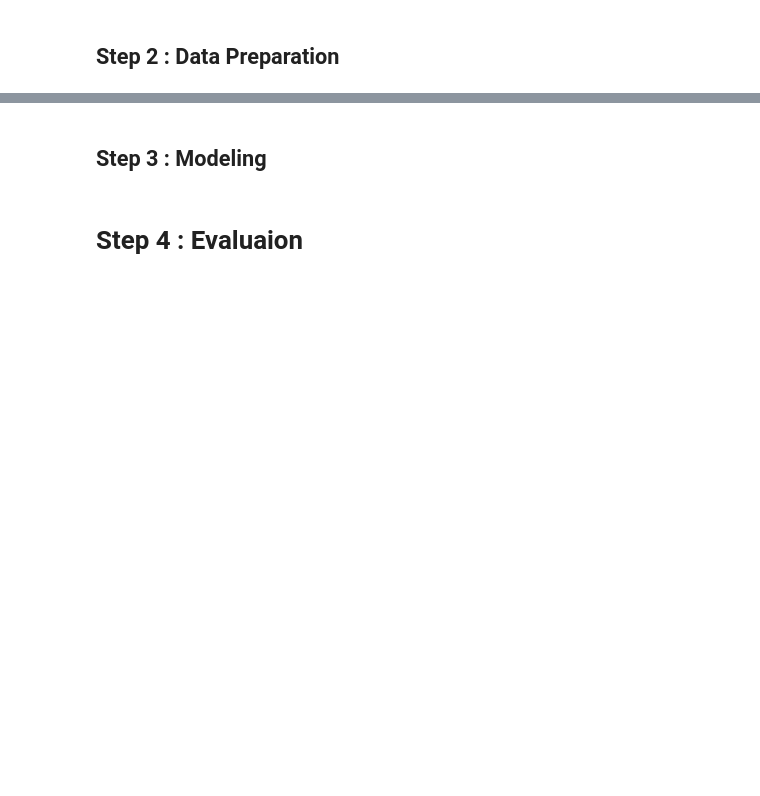
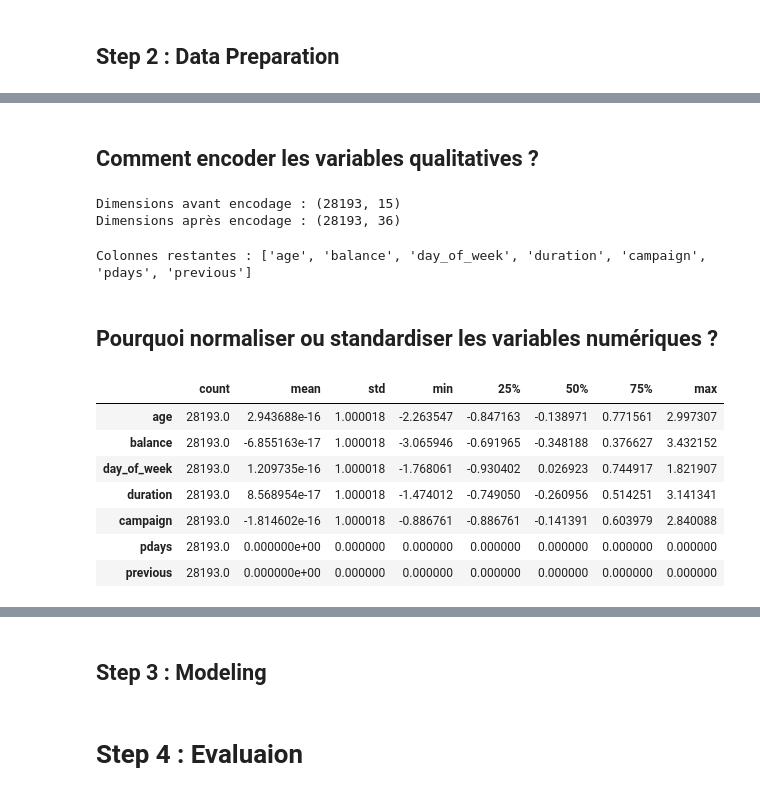
Before and after one commit to Ilyes2000/Bank_Marketing, a Jupyter notebook: Bank_Marketing.ipynb, the cells around one changed output, grey strips where cells are left out. Drawn from its saved outputs; the diff is of its cells as text; code cells hidden in the pictures; blank space fills up the shorter version.

```diff
--- a/Bank_Marketing.ipynb
+++ b/Bank_Marketing.ipynb
@@ -50,0 +271,38 @@ X.head()
+# %% [markdown]
+## Comment encoder les variables qualitatives ?
+# %%
+cat_cols = df.select_dtypes(include=[object]).columns
+
+df_encoded = pd.get_dummies(df, columns=cat_cols, drop_first=True)
+
+print("Dimensions avant encodage :", df.shape)
+print("Dimensions après encodage :", df_encoded.shape)
+# %% [output]
+Dimensions avant encodage : (28193, 15)
+Dimensions après encodage : (28193, 36)
+# %%
+df.dropna(axis=1, how='all', inplace=True)
+print("Colonnes restantes :", numeric_df.columns.tolist())
+# %% [output]
+Colonnes restantes : ['age', 'balance', 'day_of_week', 'duration', 'campaign', 'pdays', 'previous']
+# %% [markdown]
+## Pourquoi normaliser ou standardiser les variables numériques ?
+# %%
+from sklearn.preprocessing import StandardScaler
+
+scaler = StandardScaler()
+num_cols = df_encoded.select_dtypes(include=[np.number]).columns
+
+df_scaled = df_encoded.copy()
+df_scaled[num_cols] = scaler.fit_transform(df_encoded[num_cols])
+
+df_scaled.describe().T
+# %% [output]
+|  | count | mean | std | min | 25% | 50% | 75% | max |
+| age | 28193.0 | 2.943688e-16 | 1.000018 | -2.263547 | -0.847163 | -0.138971 | 0.771561 | 2.997307 |
+| balance | 28193.0 | -6.855163e-17 | 1.000018 | -3.065946 | -0.691965 | -0.348188 | 0.376627 | 3.432152 |
+| day_of_week | 28193.0 | 1.209735e-16 | 1.000018 | -1.768061 | -0.930402 | 0.026923 | 0.744917 | 1.821907 |
+| duration | 28193.0 | 8.568954e-17 | 1.000018 | -1.474012 | -0.749050 | -0.260956 | 0.514251 | 3.141341 |
+| campaign | 28193.0 | -1.814602e-16 | 1.000018 | -0.886761 | -0.886761 | -0.141391 | 0.603979 | 2.840088 |
+| pdays | 28193.0 | 0.000000e+00 | 0.000000 | 0.000000 | 0.000000 | 0.000000 | 0.000000 | 0.000000 |
+| previous | 28193.0 | 0.000000e+00 | 0.000000 | 0.000000 | 0.000000 | 0.000000 | 0.000000 | 0.000000 |
```
Also changed, not shown: parts of 28 cells of this notebook.
